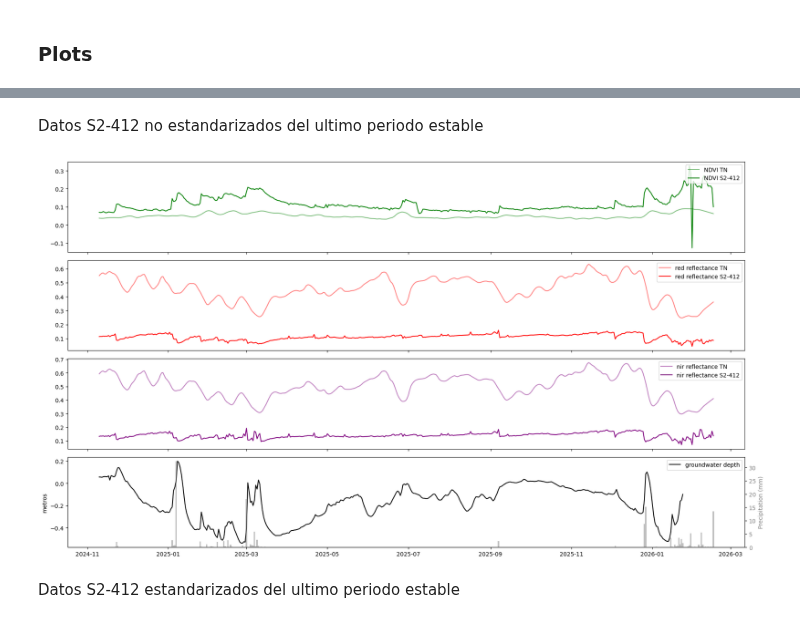
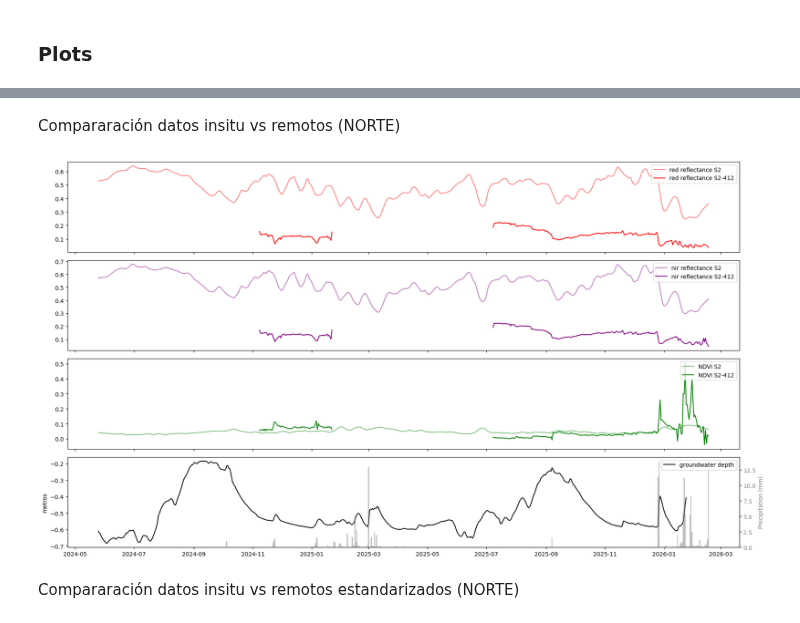
Before and after one commit to pibonacic/groundwater-remote-sensing, a Jupyter notebook: code/ndvi_exp_s2412.ipynb, the cells around one changed output, grey strips where cells are left out. Drawn from its saved outputs; the diff is of its cells as text; code cells hidden in the pictures.

```diff
--- a/code/ndvi_exp_s2412.ipynb
+++ b/code/ndvi_exp_s2412.ipynb
@@ -11,7 +11,13 @@ from config import no_outlier_check
 # %% [markdown]
 ### Data preparation
 # %%
-insitu_df = load_and_prepare_data('../data/processed/in-situ/SDH2_daily-insitu-data.csv')
-insitu_df = handle_duplicate_values(insitu_df)
-insitu_df = reindex_daily(insitu_df)
+# North site
+insitu_df1 = load_and_prepare_data('../data/processed/in-situ/SDH1_daily-insitu-data.csv')
+insitu_df1 = handle_duplicate_values(insitu_df1)
+insitu_df1 = reindex_daily(insitu_df1)
+
+# South site
+insitu_df2 = load_and_prepare_data('../data/processed/in-situ/SDH2_daily-insitu-data.csv')
+insitu_df2 = handle_duplicate_values(insitu_df2)
+insitu_df2 = reindex_daily(insitu_df2)
 # %%
@@ -54,3 +48,13 @@ z_df
+# %%
+# North site
+fused_df1 = merge_datasets(insitu_df1, remote_df)
+fused_df1 = slice_by_dates(fused_df1, '2024-05-20', '2026-04-20')
+z_df1 = fused_df1.apply(zscore, nan_policy='omit')
+
+# South site
+fused_df2 = merge_datasets(insitu_df2, remote_df)
+fused_df2 = slice_by_dates(fused_df2, '2024-05-20', '2026-04-20')
+z_df2 = fused_df2.apply(zscore, nan_policy='omit')
 # %% [markdown]
 ### Plots
 # %% [markdown]
@@ -89,39 +126,39 @@ plt.show()
 # %% [markdown]
-Datos S2-412 no estandarizados del ultimo periodo estable
+Compararación datos insitu vs remotos (NORTE)
 # %%
 fig, (ax1, ax2, ax3, ax4) = plt.subplots(4, 1, figsize=(18, 10), sharex=True)
 
 # Subplot 1
-ax1.plot(fused_df.index, fused_df['s2_ndvi'], label='NDVI TN', c='green', alpha=0.5)
-ax1.plot(fused_df.index, fused_df['S2412_ndvi'], c='green', label='NDVI S2-412')
+ax1.plot(fused_df1.index, fused_df1['s2_B4'], label='red reflectance S2', c='red', alpha=0.5)
+ax1.plot(fused_df1.index, fused_df1['S2412_650-nm-reflectance'], label='red reflectance S2-412', c='red')
 ax1.legend(loc='upper right')
 
 # Subplot 2
-ax2.plot(fused_df.index, fused_df['s2_B4'], label='red reflectance TN', c='red', alpha=0.5)
-ax2.plot(fused_df.index, fused_df['S2412_650-nm-reflectance'], label='red reflectance S2-412', c='red')
+ax2.plot(fused_df1.index, fused_df1['s2_B8'], label='nir reflectance S2', c='purple', alpha=0.5)
+ax2.plot(fused_df1.index, fused_df1['S2412_810-nm-reflectance'], label='nir reflectance S2-412', c='purple')
 ax2.legend(loc='upper right')
 
 # Subplot 3
-ax3.plot(fused_df.index, fused_df['s2_B8'], label='nir reflectance TN', c='purple', alpha=0.5)
-ax3.plot(fused_df.index, fused_df['S2412_810-nm-reflectance'], label='nir reflectance S2-412', c='purple')
+ax3.plot(fused_df1.index, fused_df1['s2_ndvi'], label='NDVI S2', c='green', alpha=0.5)
+ax3.plot(fused_df1.index, fused_df1['S2412_ndvi'], c='green', label='NDVI S2-412')
 ax3.legend(loc='upper right')
 
 #Subplot 4
-ax4.plot(fused_df.index, fused_df['SDH2PP01_gw-depth_m'], label='groundwater depth', c='black', alpha=1)
+ax4.plot(fused_df1.index, fused_df1['SDH1PS01_gw-depth_m'], label='groundwater depth', c='black', alpha=1)
 ax4.set_ylabel('metros')
 ax4.legend(loc='upper right')
 # Configure secondary y axis
 ax5 = ax4.twinx()
-ax5.bar(fused_df.index, fused_df['ATMOS41_precipitation_mm'], width=1, color='gray', alpha=0.5, label='Precipitation (mm)')
+ax5.bar(fused_df1.index, fused_df1['ATMOS41_precipitation_mm'], width=1, color='gray', alpha=0.5, label='Precipitation (mm)')
 ax5.set_ylabel('Precipitation (mm)', color='gray')
 ax5.tick_params(axis='y', labelcolor='gray')
 
 plt.tight_layout()
 plt.show()
 # %% [output]
-[figure, old version]
+[figure, new version]
 # %% [markdown]
-Datos S2-412 estandarizados del ultimo periodo estable
+Compararación datos insitu vs remotos estandarizados (NORTE)
 # %%
 fig, (ax1, ax2, ax3, ax4) = plt.subplots(4, 1, figsize=(18, 10), sharex=True)
 
```
Also changed, not shown: parts of 11 cells of this notebook, 3 other files.
